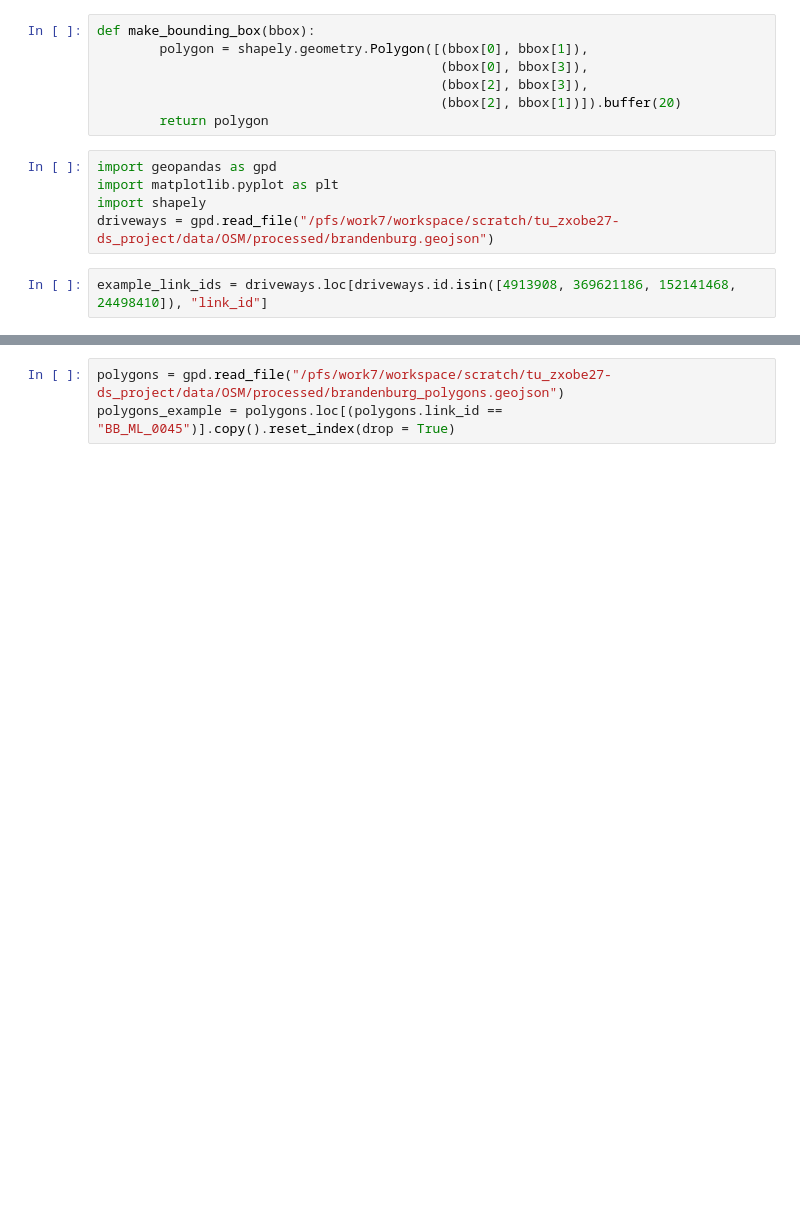
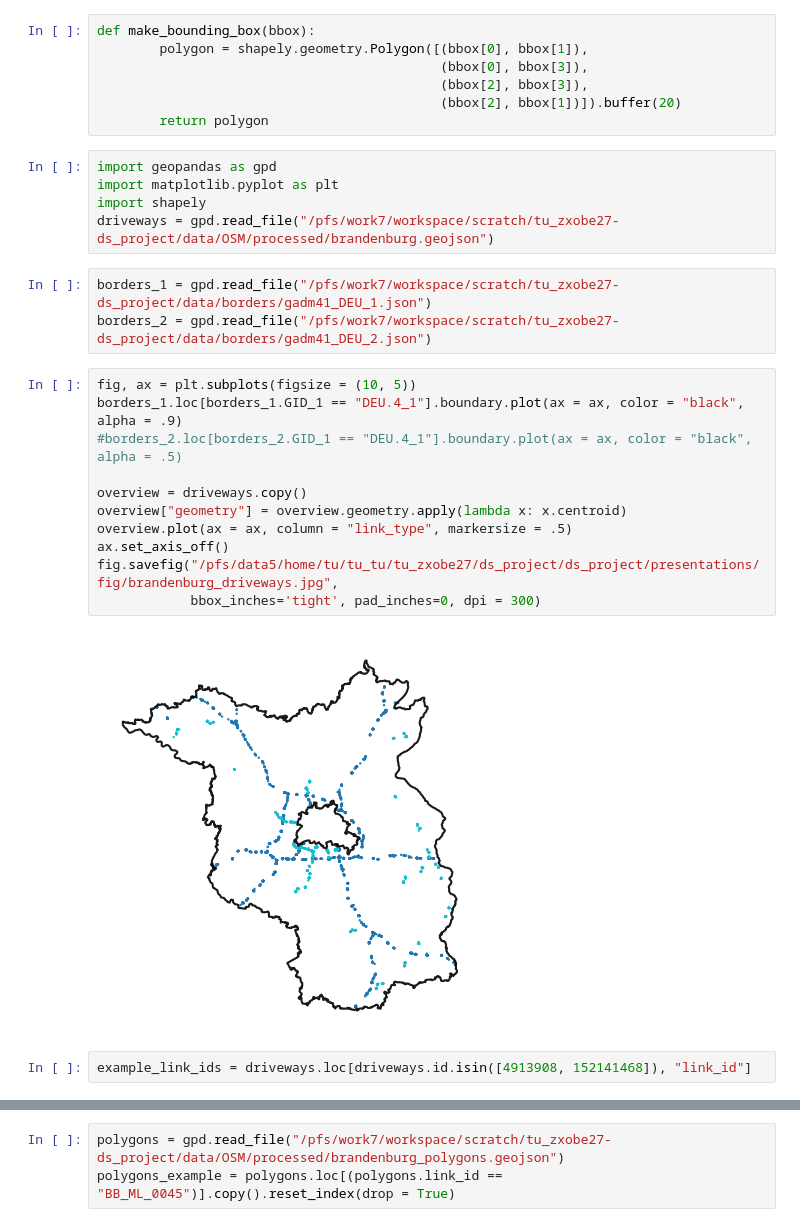
Before and after one commit to felixschulz385/ds_project, a Jupyter notebook: research/notebooks/OSM_experiments.ipynb, the cells around one changed output, grey strips where cells are left out. Saved outputs shown, nothing was run; the diff lists cells and outputs as text; blank space fills up the shorter version.

```diff
--- a/research/notebooks/OSM_experiments.ipynb
+++ b/research/notebooks/OSM_experiments.ipynb
@@ -181,8 +181,24 @@ import geopandas as gpd
 import matplotlib.pyplot as plt
 import shapely
 driveways = gpd.read_file("/pfs/work7/workspace/scratch/tu_zxobe27-ds_project/data/OSM/processed/brandenburg.geojson")
+# %%
+borders_1 = gpd.read_file("/pfs/work7/workspace/scratch/tu_zxobe27-ds_project/data/borders/gadm41_DEU_1.json")
+borders_2 = gpd.read_file("/pfs/work7/workspace/scratch/tu_zxobe27-ds_project/data/borders/gadm41_DEU_2.json")
+# %%
+fig, ax = plt.subplots(figsize = (10, 5))
+borders_1.loc[borders_1.GID_1 == "DEU.4_1"].boundary.plot(ax = ax, color = "black", alpha = .9)
+#borders_2.loc[borders_2.GID_1 == "DEU.4_1"].boundary.plot(ax = ax, color = "black", alpha = .5)
+
+overview = driveways.copy()
+overview["geometry"] = overview.geometry.apply(lambda x: x.centroid)
+overview.plot(ax = ax, column = "link_type", markersize = .5)
+ax.set_axis_off()
+fig.savefig("/pfs/data5/home/tu/tu_tu/tu_zxobe27/ds_project/ds_project/presentations/fig/brandenburg_driveways.jpg",
+            bbox_inches='tight', pad_inches=0, dpi = 300)
+# %% [output]
+[figure, added]
 # %%
-example_link_ids = driveways.loc[driveways.id.isin([4913908, 369621186, 152141468, 24498410]), "link_id"]
+example_link_ids = driveways.loc[driveways.id.isin([4913908, 152141468]), "link_id"]
 # %%
 fig, ax = plt.subplots(figsize = (10, 5))
 example_links = driveways.loc[((driveways.link_id.isin(example_link_ids)) & ((driveways.highway.isin(["motorway_link", "trunk_link"]))))]
```
Also changed, not shown: parts of 10 cells of this notebook, 12 other files.
